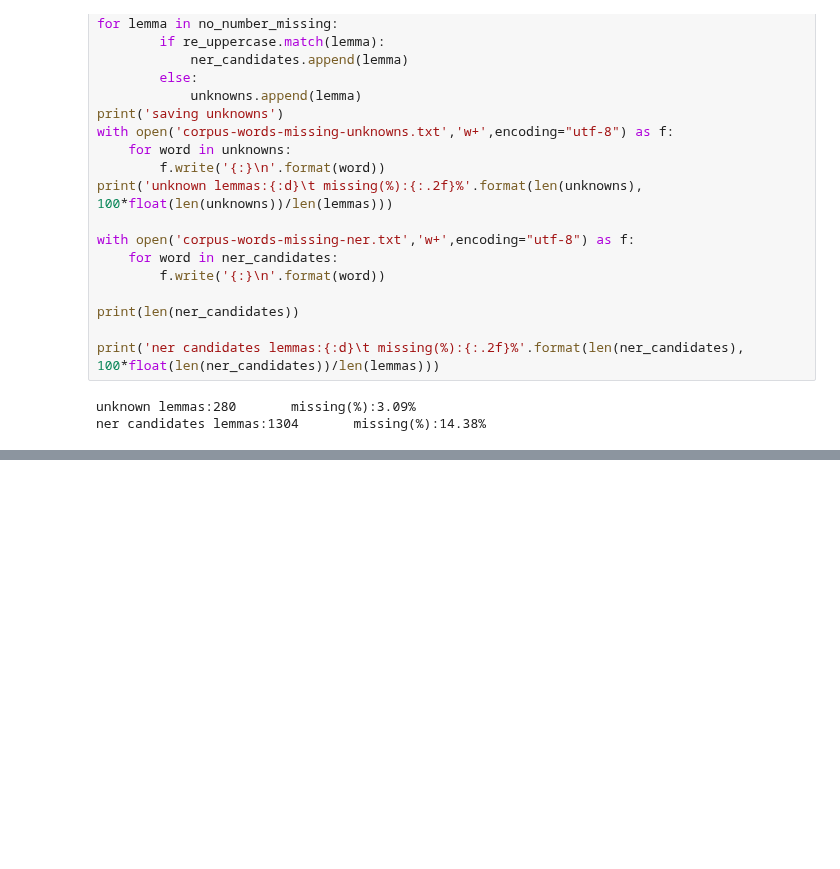
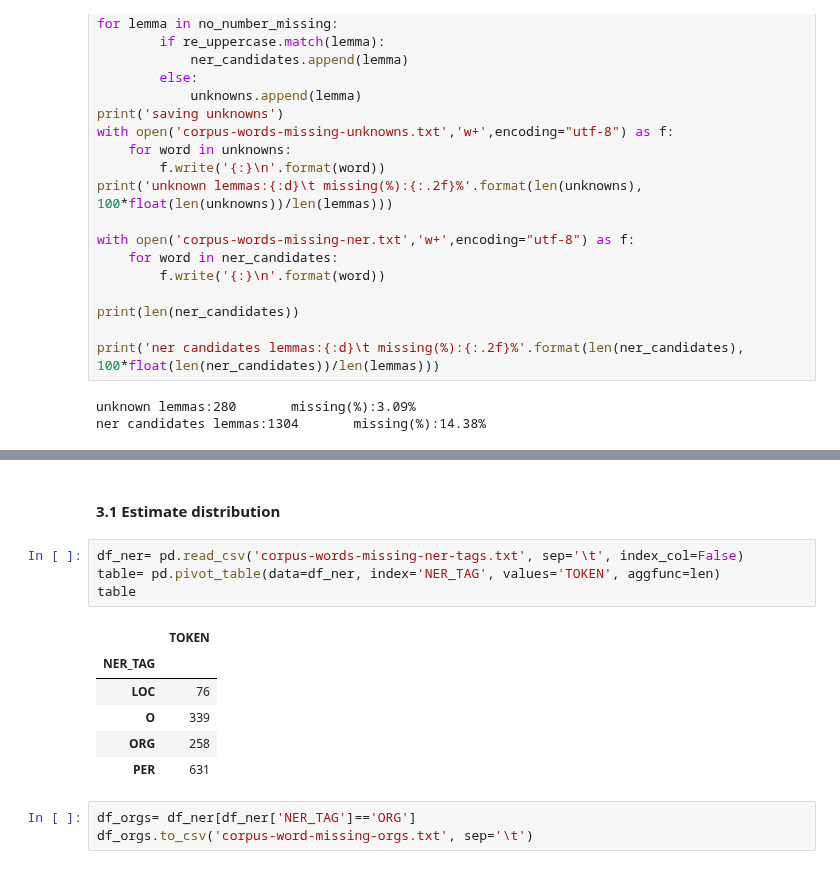
Before and after one commit to guilhermevarela/deep_srlbr, a Jupyter notebook: notebooks/corpus-words-preprocessing.ipynb, the cells around one changed output, grey strips where cells are left out. Saved outputs shown, nothing was run; the diff lists cells and outputs as text; blank space fills up the shorter version.

```diff
--- a/notebooks/corpus-words-preprocessing.ipynb
+++ b/notebooks/corpus-words-preprocessing.ipynb
@@ -130,0 +164,16 @@ ner candidates lemmas:1304       missing(%):14.38%
+# %% [markdown]
+#### 3.1 Estimate distribution
+# %%
+df_ner= pd.read_csv('corpus-words-missing-ner-tags.txt', sep='\t', index_col=False)
+table= pd.pivot_table(data=df_ner, index='NER_TAG', values='TOKEN', aggfunc=len)
+table
+# %% [output]
+|  | TOKEN |
+| NER_TAG |  |
+| LOC | 76 |
+| O | 339 |
+| ORG | 258 |
+| PER | 631 |
+# %%
+df_orgs= df_ner[df_ner['NER_TAG']=='ORG']
+df_orgs.to_csv('corpus-word-missing-orgs.txt', sep='\t')
```
Also changed, not shown: parts of 3 cells of this notebook, 11 other files.
